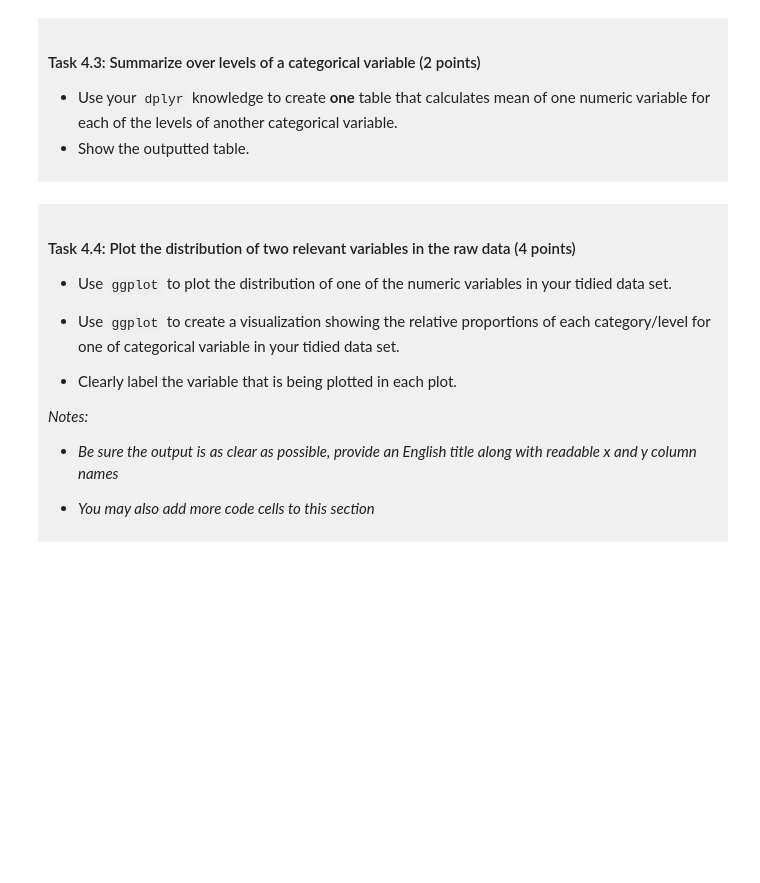
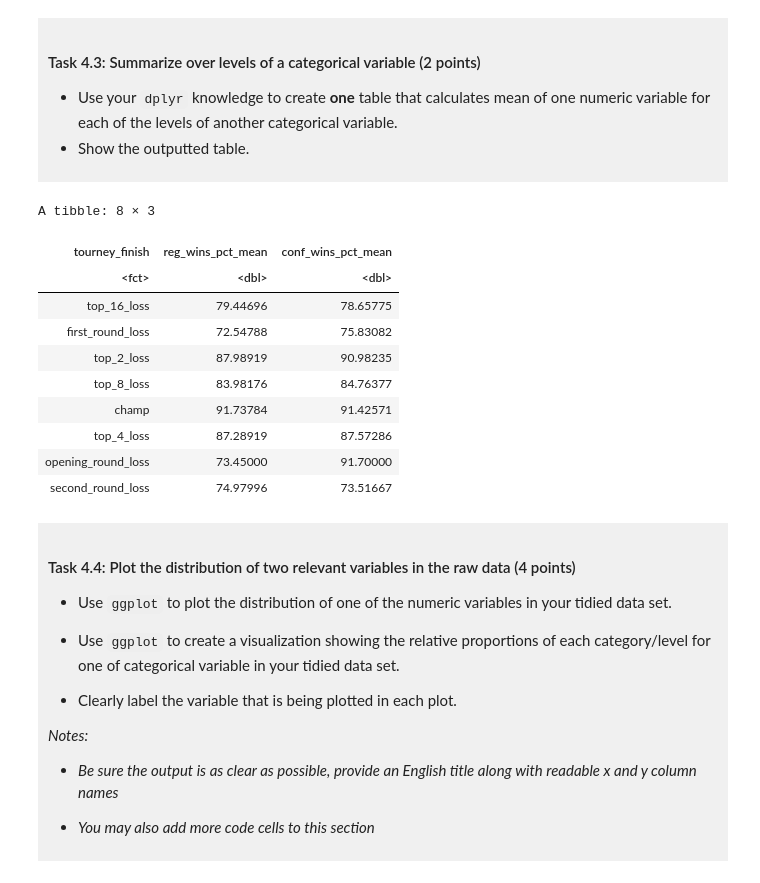
Before and after one commit to calebchow028/dsci-100-project-caleb-chow, a Jupyter notebook: dsci-100-project-notebook.ipynb, the cells around one changed output. Cells and saved outputs as stored; diff of their text form; code cells hidden in the pictures; blank space fills up the shorter version.

```diff
--- a/dsci-100-project-notebook.ipynb
+++ b/dsci-100-project-notebook.ipynb
@@ -283,7 +310,23 @@ You will refine your research question (if needed) and produce a tidy data set.
 - Show the outputted table.
 </div>
 # %%
-### EDIT THIS CODE CELL ###
+mean_by_group <- tidy_wmm_data |>
+    group_by(tourney_finish) |>
+    summarize(reg_wins_pct_mean = mean(reg_wins_pct),
+              conf_wins_pct_mean = mean(conf_wins_pct, na.rm = TRUE))
+mean_by_group
+# %% [output]
+A tibble: 8 × 3
+| tourney_finish | reg_wins_pct_mean | conf_wins_pct_mean |
+| <fct> | <dbl> | <dbl> |
+| top_16_loss | 79.44696 | 78.65775 |
+| first_round_loss | 72.54788 | 75.83082 |
+| top_2_loss | 87.98919 | 90.98235 |
+| top_8_loss | 83.98176 | 84.76377 |
+| champ | 91.73784 | 91.42571 |
+| top_4_loss | 87.28919 | 87.57286 |
+| opening_round_loss | 73.45000 | 91.70000 |
+| second_round_loss | 74.97996 | 73.51667 |
 # %% [markdown]
 <div style="background-color: #f0f0f0; padding: 10px;">
 
```
Also changed, not shown: parts of 6 cells of this notebook.
